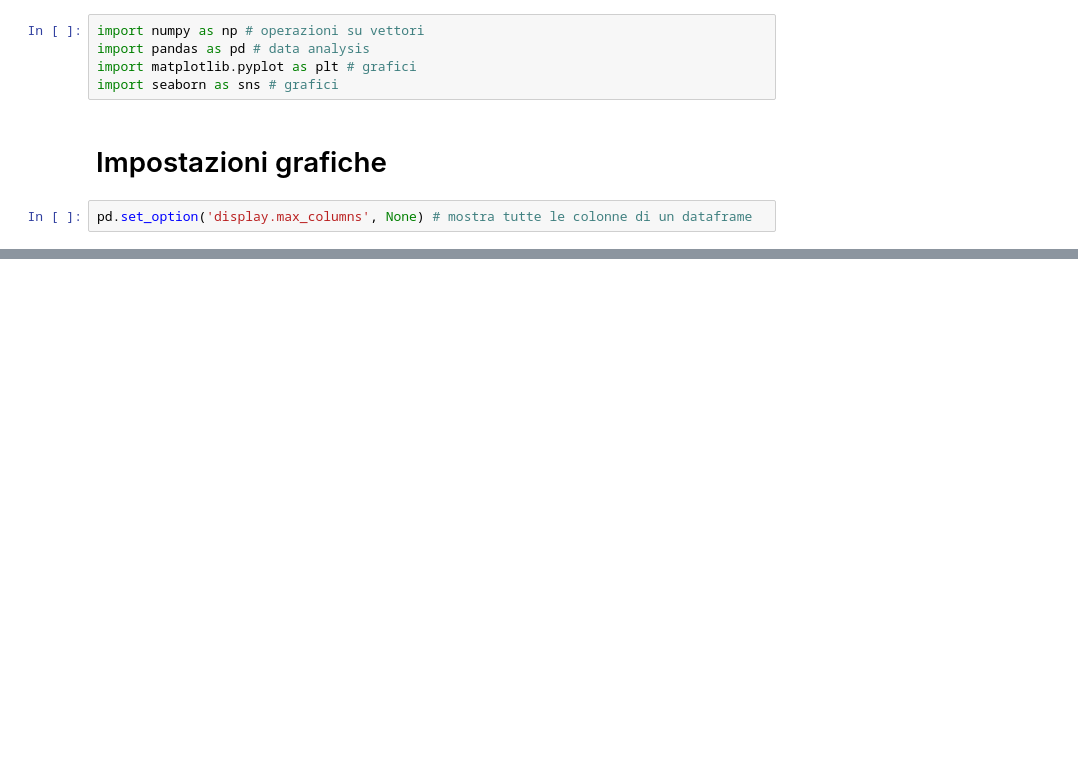
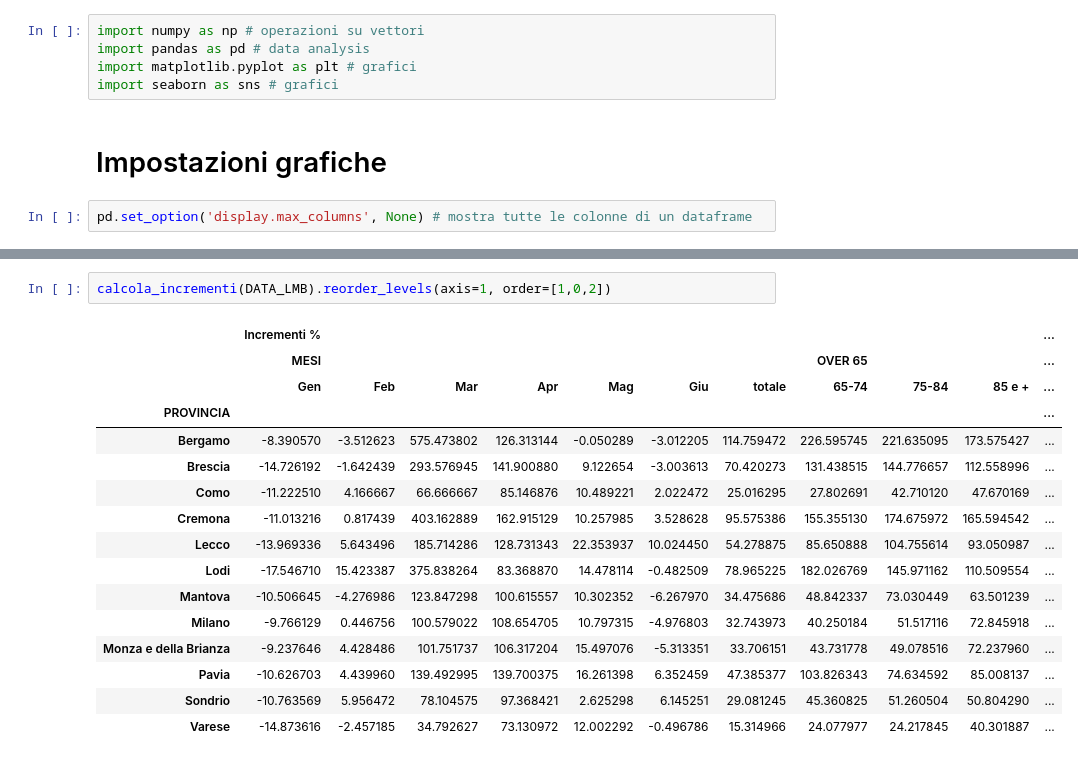
Before and after one commit to EdoardoTronconi/ProgettoPS, a Jupyter notebook: Esame_Tronconi_975734.ipynb, the cells around one changed output, grey strips where cells are left out. Drawn from its saved outputs; the diff is of its cells as text; blank space fills up the shorter version.

```diff
--- a/Esame_Tronconi_975734.ipynb
+++ b/Esame_Tronconi_975734.ipynb
@@ -137,0 +253,19 @@ DATA
+# %%
+calcola_incrementi(DATA_LMB).reorder_levels(axis=1, order=[1,0,2])
+# %% [output]
+|  | Incrementi % |  |  |  |  |  |  |  |  |  | ... |
+|  | MESI |  |  |  |  |  |  | OVER 65 |  |  | ... |
+|  | Gen | Feb | Mar | Apr | Mag | Giu | totale | 65-74 | 75-84 | 85 e + | ... |
+| PROVINCIA |  |  |  |  |  |  |  |  |  |  | ... |
+| Bergamo | -8.390570 | -3.512623 | 575.473802 | 126.313144 | -0.050289 | -3.012205 | 114.759472 | 226.595745 | 221.635095 | 173.575427 | ... |
+| Brescia | -14.726192 | -1.642439 | 293.576945 | 141.900880 | 9.122654 | -3.003613 | 70.420273 | 131.438515 | 144.776657 | 112.558996 | ... |
+| Como | -11.222510 | 4.166667 | 66.666667 | 85.146876 | 10.489221 | 2.022472 | 25.016295 | 27.802691 | 42.710120 | 47.670169 | ... |
+| Cremona | -11.013216 | 0.817439 | 403.162889 | 162.915129 | 10.257985 | 3.528628 | 95.575386 | 155.355130 | 174.675972 | 165.594542 | ... |
+| Lecco | -13.969336 | 5.643496 | 185.714286 | 128.731343 | 22.353937 | 10.024450 | 54.278875 | 85.650888 | 104.755614 | 93.050987 | ... |
+| Lodi | -17.546710 | 15.423387 | 375.838264 | 83.368870 | 14.478114 | -0.482509 | 78.965225 | 182.026769 | 145.971162 | 110.509554 | ... |
+| Mantova | -10.506645 | -4.276986 | 123.847298 | 100.615557 | 10.302352 | -6.267970 | 34.475686 | 48.842337 | 73.030449 | 63.501239 | ... |
+| Milano | -9.766129 | 0.446756 | 100.579022 | 108.654705 | 10.797315 | -4.976803 | 32.743973 | 40.250184 | 51.517116 | 72.845918 | ... |
+| Monza e della Brianza | -9.237646 | 4.428486 | 101.751737 | 106.317204 | 15.497076 | -5.313351 | 33.706151 | 43.731778 | 49.078516 | 72.237960 | ... |
+| Pavia | -10.626703 | 4.439960 | 139.492995 | 139.700375 | 16.261398 | 6.352459 | 47.385377 | 103.826343 | 74.634592 | 85.008137 | ... |
+| Sondrio | -10.763569 | 5.956472 | 78.104575 | 97.368421 | 2.625298 | 6.145251 | 29.081245 | 45.360825 | 51.260504 | 50.804290 | ... |
+| Varese | -14.873616 | -2.457185 | 34.792627 | 73.130972 | 12.002292 | -0.496786 | 15.314966 | 24.077977 | 24.217845 | 40.301887 | ... |
```
Also changed, not shown: parts of 26 cells of this notebook.
